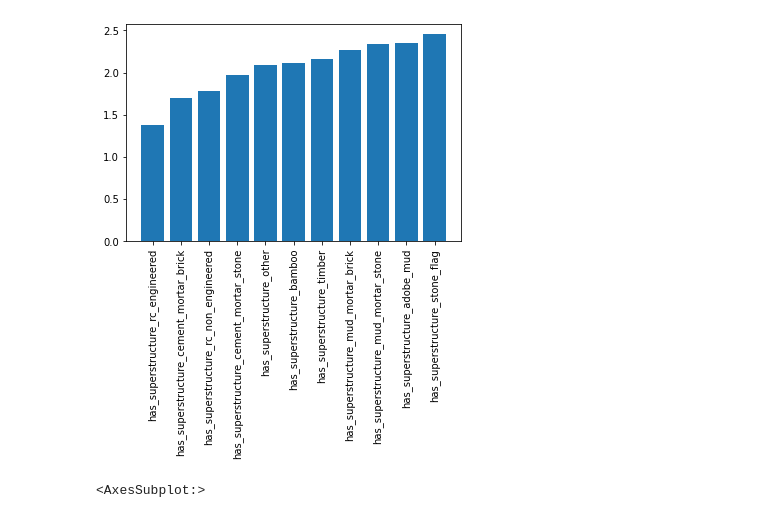
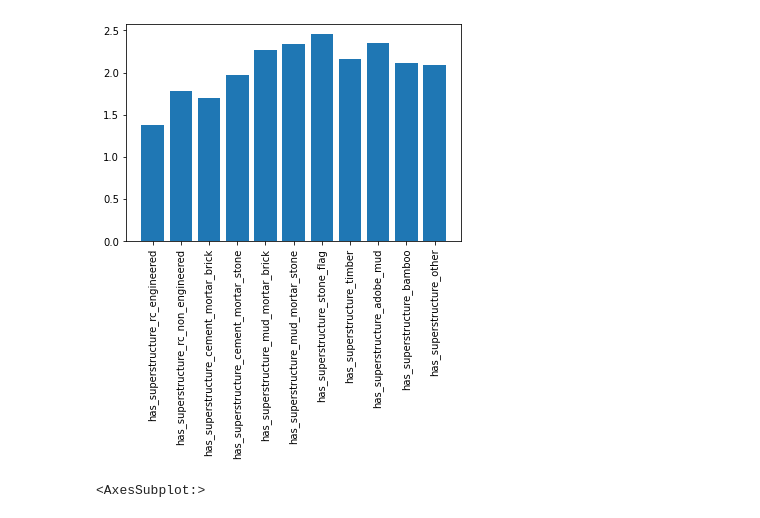
Before and after one commit to juanchycc/Tp2-Datos, a Jupyter notebook: featuring.ipynb, the cells around one changed output. Cells and saved outputs as stored; diff of their text form; code cells hidden in the pictures.

```diff
--- a/featuring.ipynb
+++ b/featuring.ipynb
@@ -23,0 +106,15 @@ set_train.head()
+# %%
+secondary_use = set_train.iloc[:,27:38]
+secondary_use['damage_grade'] = set_train['damage_grade']
+vector_names = ['has_secondary_use','has_secondary_use_agriculture', 'has_secondary_use_hotel', 'has_secondary_use_rental',
+               'has_secondary_use_institution', 'has_secondary_use_school', 'has_secondary_use_industry',
+               'has_secondary_use_health_post', 'has_secondary_use_gov_office','has_secondary_use_use_police',
+               'has_secondary_use_other']
+promedios = []
+for x in range(len(vector_names)):
+    aux = secondary_use.loc[secondary_use[vector_names[x]] == 1,:]
+    promedios.append(aux['damage_grade'].sum() / aux[vector_names[x]].sum())
+
+plt.bar(vector_names, promedios)
+plt.xticks(rotation=90)
+plt.show()
@@ -24,21 +128,29 @@ set_train.head()
+# %%
+drop_columns = set_train.columns.values[26:38]
+set_train.drop(columns= drop_columns, inplace = True)
 # %%
 materiales = set_train.iloc[:,14:25]
 materiales['damage_grade'] = set_train['damage_grade']
-vector_names = ['has_superstructure_rc_engineered','has_superstructure_cement_mortar_brick', 'has_superstructure_rc_non_engineered',
-               'has_superstructure_cement_mortar_stone','has_superstructure_other', 'has_superstructure_bamboo',
-                'has_superstructure_timber',
-                'has_superstructure_mud_mortar_brick', 'has_superstructure_mud_mortar_stone',
-                'has_superstructure_adobe_mud','has_superstructure_stone_flag']
+#vector_names = ['has_superstructure_rc_engineered','has_superstructure_cement_mortar_brick', 'has_superstructure_rc_non_engineered',
+ #              'has_superstructure_cement_mortar_stone','has_superstructure_other', 'has_superstructure_bamboo',
+  #              'has_superstructure_timber',
+   #             'has_superstructure_mud_mortar_brick', 'has_superstructure_mud_mortar_stone',
+    #            'has_superstructure_adobe_mud','has_superstructure_stone_flag']
+
+vector_names = ['has_superstructure_rc_engineered', 'has_superstructure_rc_non_engineered', 'has_superstructure_cement_mortar_brick',
+               'has_superstructure_cement_mortar_stone', 'has_superstructure_mud_mortar_brick', 'has_superstructure_mud_mortar_stone',
+               'has_superstructure_stone_flag', 'has_superstructure_timber', 'has_superstructure_adobe_mud',
+               'has_superstructure_bamboo', 'has_superstructure_other']
 promedios = []
 for x in range(len(vector_names)):
     aux = materiales.loc[materiales[vector_names[x]] == 1,:]
     promedios.append(aux['damage_grade'].sum() / aux[vector_names[x]].sum())
 
 plt.bar(vector_names,promedios )
 plt.xticks(rotation=90)
 plt.show()
 # %% [output]
-[figure, old version]
+[figure, new version]
 # %%
 set_train.iloc[:, 14:25].sum().plot.bar()
 # %% [output]
```
Also changed, not shown: parts of 28 cells of this notebook, 1 other file.
